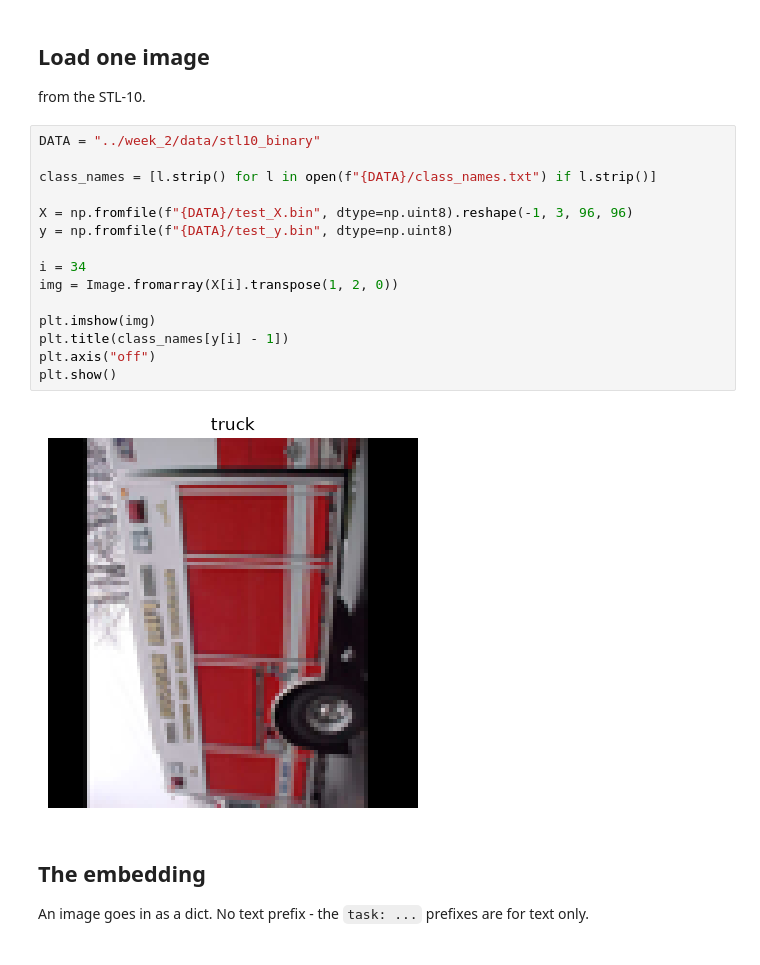
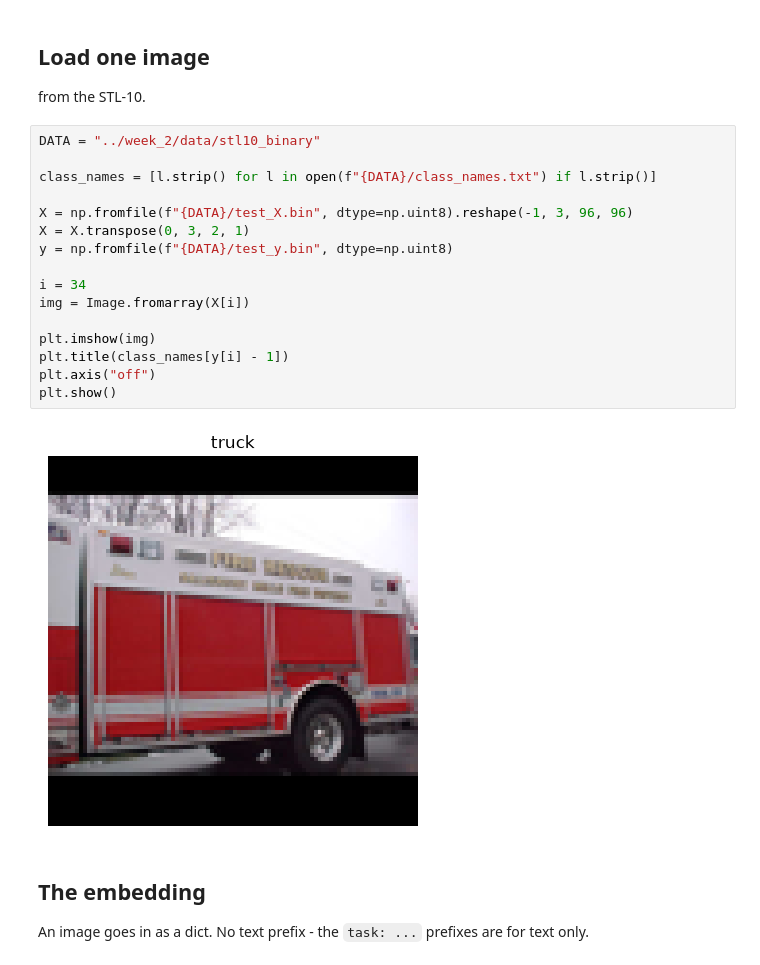
Before and after one commit to MustafaArikan/MLU3_course, a Jupyter notebook: week_4/07_EmbeddingGemma.ipynb, the cells around one changed output. Cells and saved outputs as stored; diff of their text form.

```diff
--- a/week_4/07_EmbeddingGemma.ipynb
+++ b/week_4/07_EmbeddingGemma.ipynb
@@ -28,20 +28,21 @@ from the STL-10.
 # %%
 DATA = "../week_2/data/stl10_binary"
 
 class_names = [l.strip() for l in open(f"{DATA}/class_names.txt") if l.strip()]
 
 X = np.fromfile(f"{DATA}/test_X.bin", dtype=np.uint8).reshape(-1, 3, 96, 96)
+X = X.transpose(0, 3, 2, 1)
 y = np.fromfile(f"{DATA}/test_y.bin", dtype=np.uint8)
 
 i = 34
-img = Image.fromarray(X[i].transpose(1, 2, 0))
+img = Image.fromarray(X[i])
 
 plt.imshow(img)
 plt.title(class_names[y[i] - 1])
 plt.axis("off")
 plt.show()
 # %% [output]
-[figure, old version]
+[figure, new version]
 # %% [markdown]
 ## The embedding
 
```
Also changed, not shown: parts of 5 cells of this notebook.
